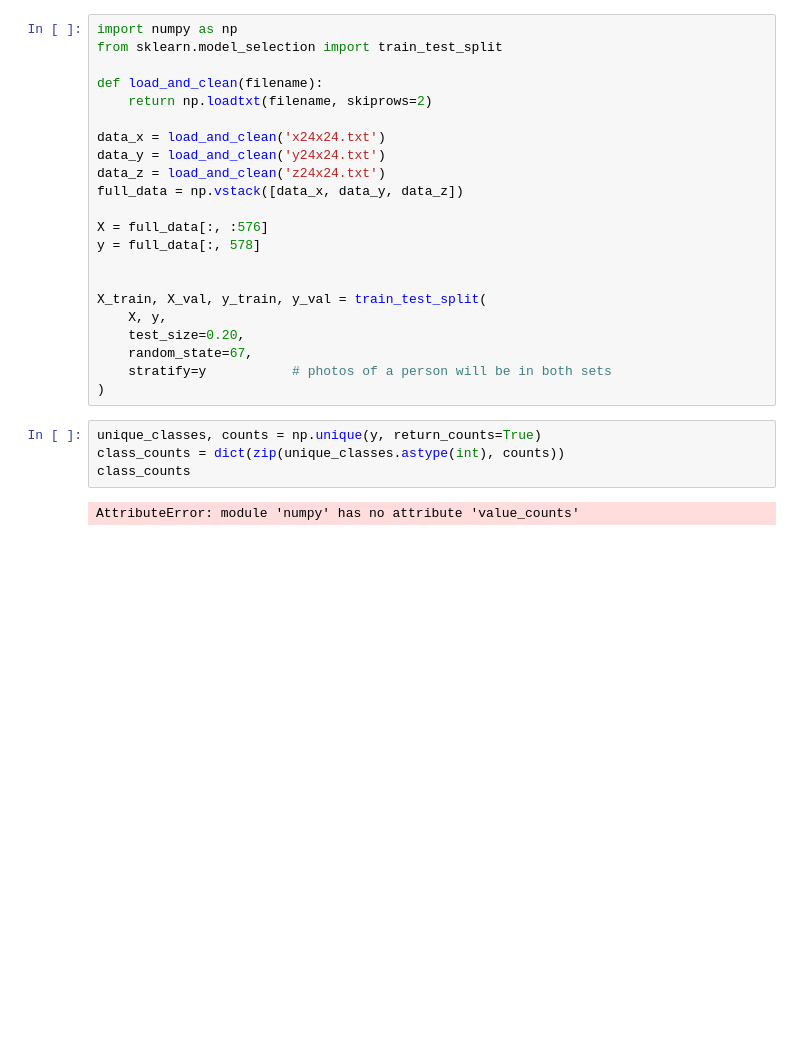
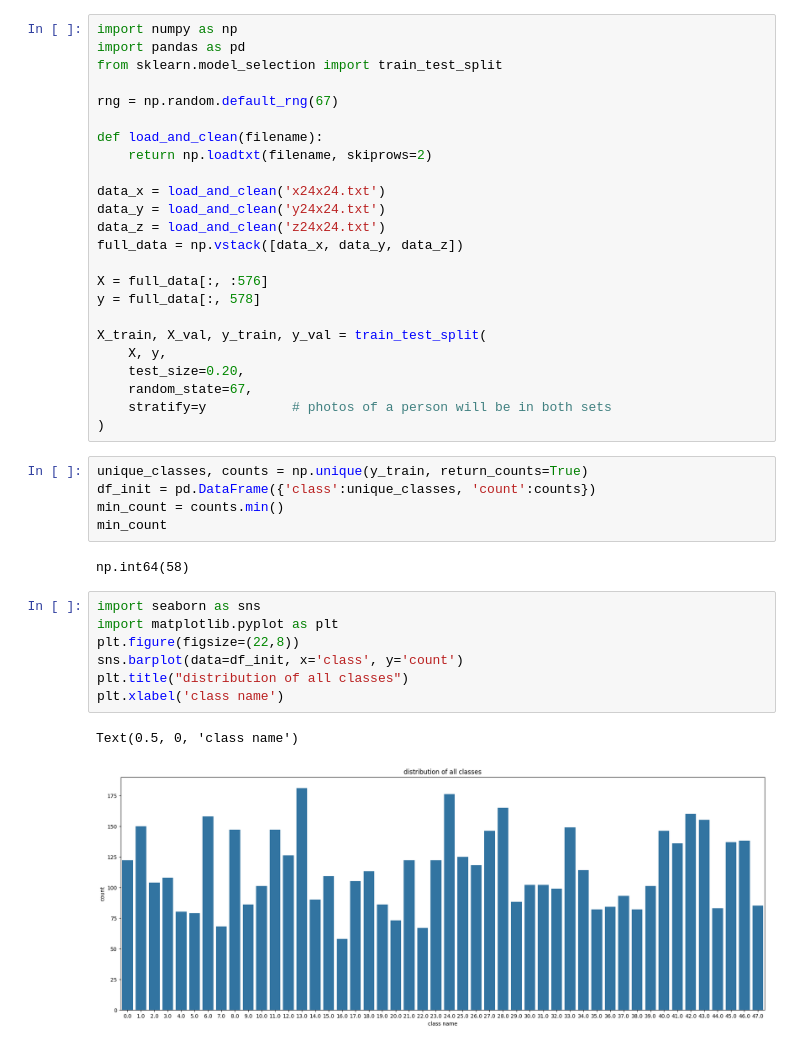
Before and after one commit to mariadop/ai_project_photo_recognition_adaboost_ann, a Jupyter notebook: adaboost.ipynb, the cells around one changed output. Cells and saved outputs as stored; diff of their text form; blank space fills up the shorter version.

```diff
--- a/adaboost.ipynb
+++ b/adaboost.ipynb
@@ -1,6 +1,9 @@
 # %%
 import numpy as np
+import pandas as pd
 from sklearn.model_selection import train_test_split
+
+rng = np.random.default_rng(67)
 
 def load_and_clean(filename):
     return np.loadtxt(filename, skiprows=2)
@@ -13,7 +16,6 @@ full_data = np.vstack([data_x, data_y, data_z])
 X = full_data[:, :576]
 y = full_data[:, 578]
 
-
 X_train, X_val, y_train, y_val = train_test_split(
     X, y,
     test_size=0.20,
@@ -21,8 +23,19 @@ X_train, X_val, y_train, y_val = train_test_split(
     stratify=y           # photos of a person will be in both sets
 )
 # %%
-unique_classes, counts = np.unique(y, return_counts=True)
-class_counts = dict(zip(unique_classes.astype(int), counts))
-class_counts
+unique_classes, counts = np.unique(y_train, return_counts=True)
+df_init = pd.DataFrame({'class':unique_classes, 'count':counts})
+min_count = counts.min()
+min_count
 # %% [output]
-AttributeError: module 'numpy' has no attribute 'value_counts'
+np.int64(58)
+# %%
+import seaborn as sns
+import matplotlib.pyplot as plt
+plt.figure(figsize=(22,8))
+sns.barplot(data=df_init, x='class', y='count')
+plt.title("distribution of all classes")
+plt.xlabel('class name')
+# %% [output]
+Text(0.5, 0, 'class name')
+[figure, added]
```
Also changed, not shown: parts of 11 cells of this notebook.
